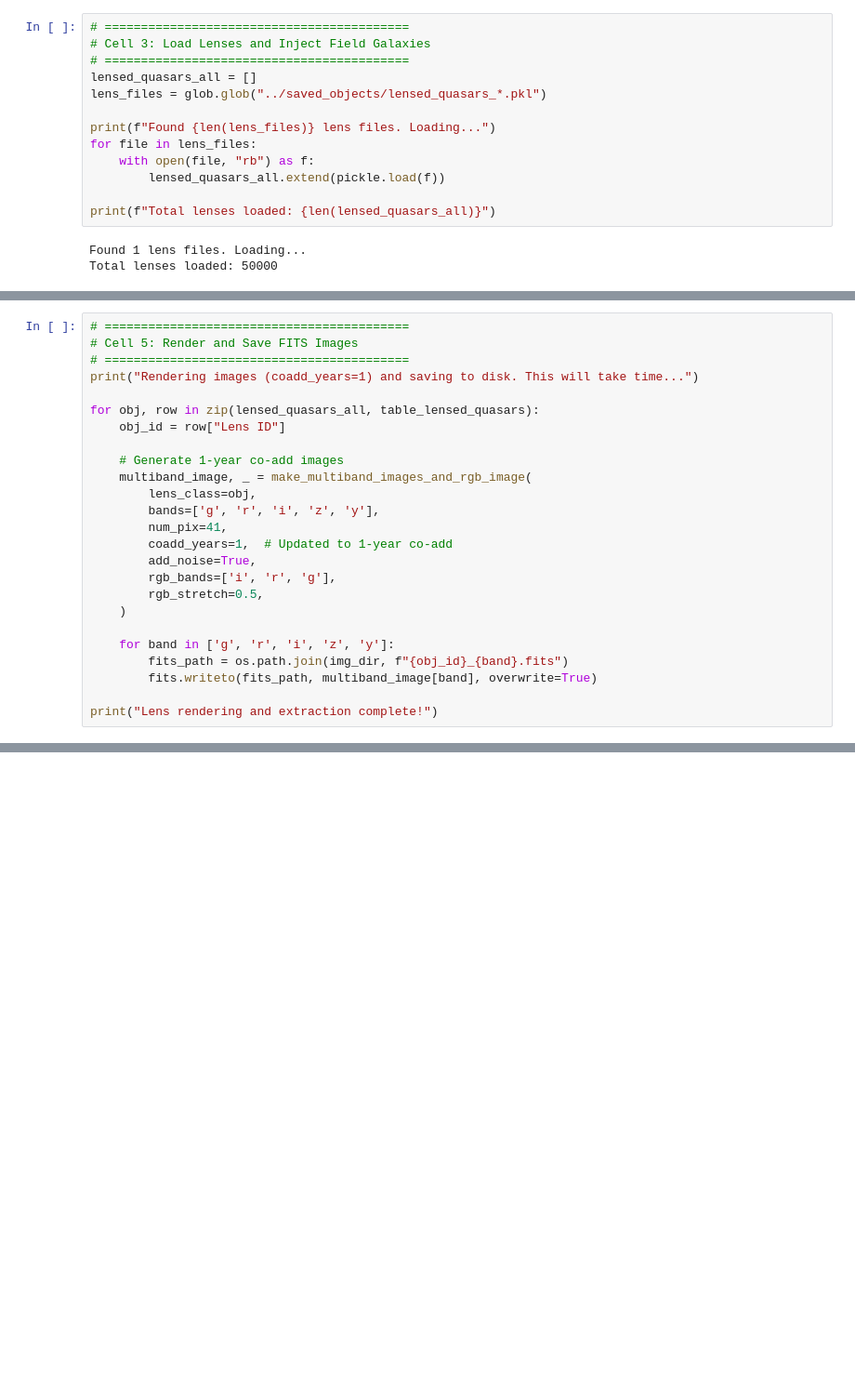
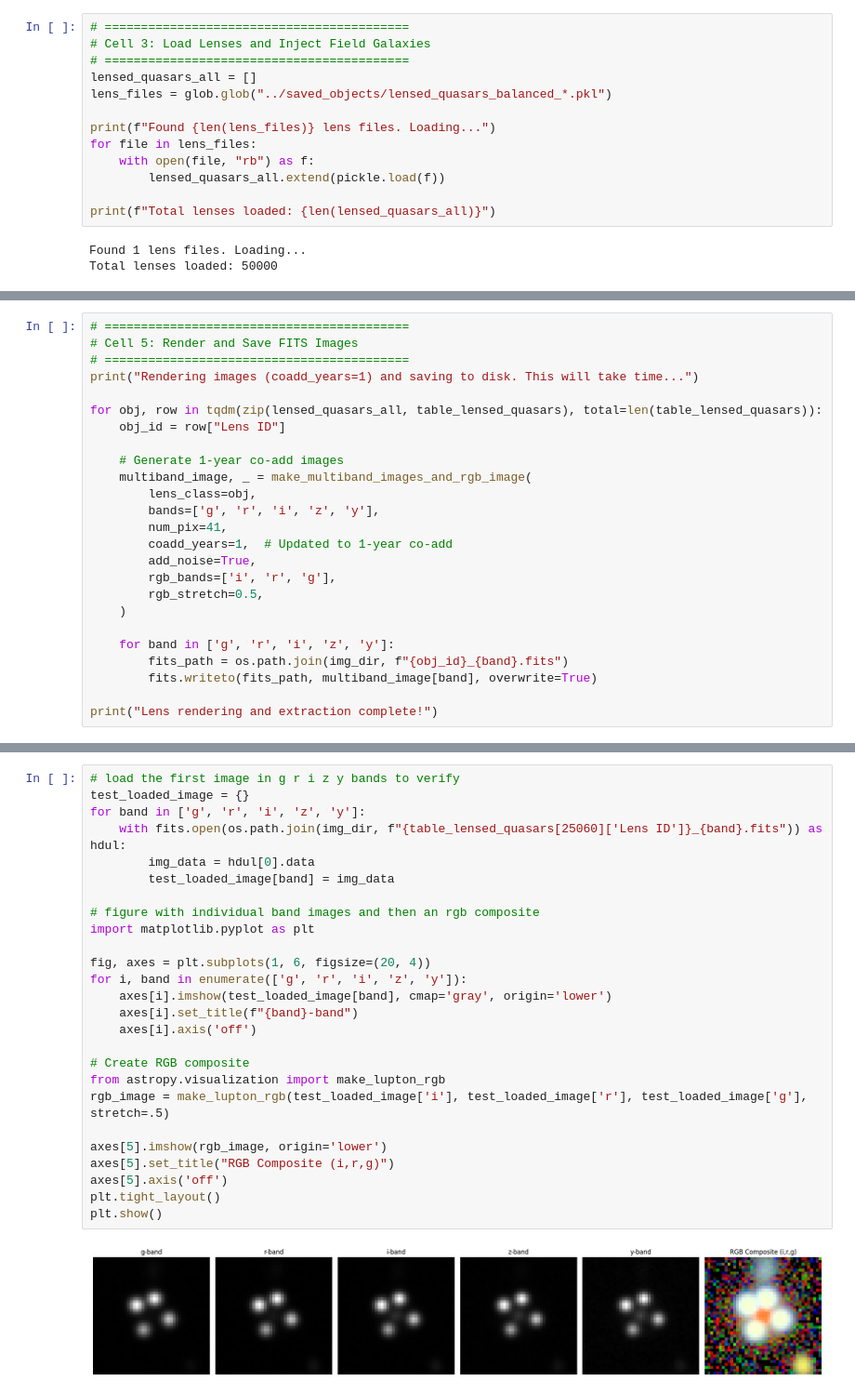
Before and after one commit to timedilatesme/static-lagn-challenge, a Jupyter notebook: notebooks/03_render_and_extract_lagn_lenses.ipynb, the cells around one changed output, grey strips where cells are left out. Shown at 93% size. Cells and saved outputs as stored; diff of their text form; blank space fills up the shorter version.

```diff
--- a/notebooks/03_render_and_extract_lagn_lenses.ipynb
+++ b/notebooks/03_render_and_extract_lagn_lenses.ipynb
@@ -48,7 +49,7 @@ Loading SkyPy catalog for field galaxies...
 # Cell 3: Load Lenses and Inject Field Galaxies
 # ==========================================
 lensed_quasars_all = []
-lens_files = glob.glob("../saved_objects/lensed_quasars_*.pkl")
+lens_files = glob.glob("../saved_objects/lensed_quasars_balanced_*.pkl")
 
 print(f"Found {len(lens_files)} lens files. Loading...")
 for file in lens_files:
@@ -106,7 +112,7 @@ for lens in lensed_quasars_all:
 # ==========================================
 print("Rendering images (coadd_years=1) and saving to disk. This will take time...")
 
-for obj, row in zip(lensed_quasars_all, table_lensed_quasars):
+for obj, row in tqdm(zip(lensed_quasars_all, table_lensed_quasars), total=len(table_lensed_quasars)):
     obj_id = row["Lens ID"]
 
     # Generate 1-year co-add images
@@ -127,0 +149,28 @@ print("Lens rendering and extraction complete!")
+# %%
+# load the first image in g r i z y bands to verify
+test_loaded_image = {}
+for band in ['g', 'r', 'i', 'z', 'y']:
+    with fits.open(os.path.join(img_dir, f"{table_lensed_quasars[25060]['Lens ID']}_{band}.fits")) as hdul:
+        img_data = hdul[0].data
+        test_loaded_image[band] = img_data
+
+# figure with individual band images and then an rgb composite
+import matplotlib.pyplot as plt
+
+fig, axes = plt.subplots(1, 6, figsize=(20, 4))
+for i, band in enumerate(['g', 'r', 'i', 'z', 'y']):
+    axes[i].imshow(test_loaded_image[band], cmap='gray', origin='lower')
+    axes[i].set_title(f"{band}-band")
+    axes[i].axis('off')
+
+# Create RGB composite
+from astropy.visualization import make_lupton_rgb
+rgb_image = make_lupton_rgb(test_loaded_image['i'], test_loaded_image['r'], test_loaded_image['g'], stretch=.5)
+
+axes[5].imshow(rgb_image, origin='lower')
+axes[5].set_title("RGB Composite (i,r,g)")
+axes[5].axis('off')
+plt.tight_layout()
+plt.show()
+# %% [output]
+[figure, added]
```
Also changed, not shown: parts of 9 cells of this notebook, 6 other files.
